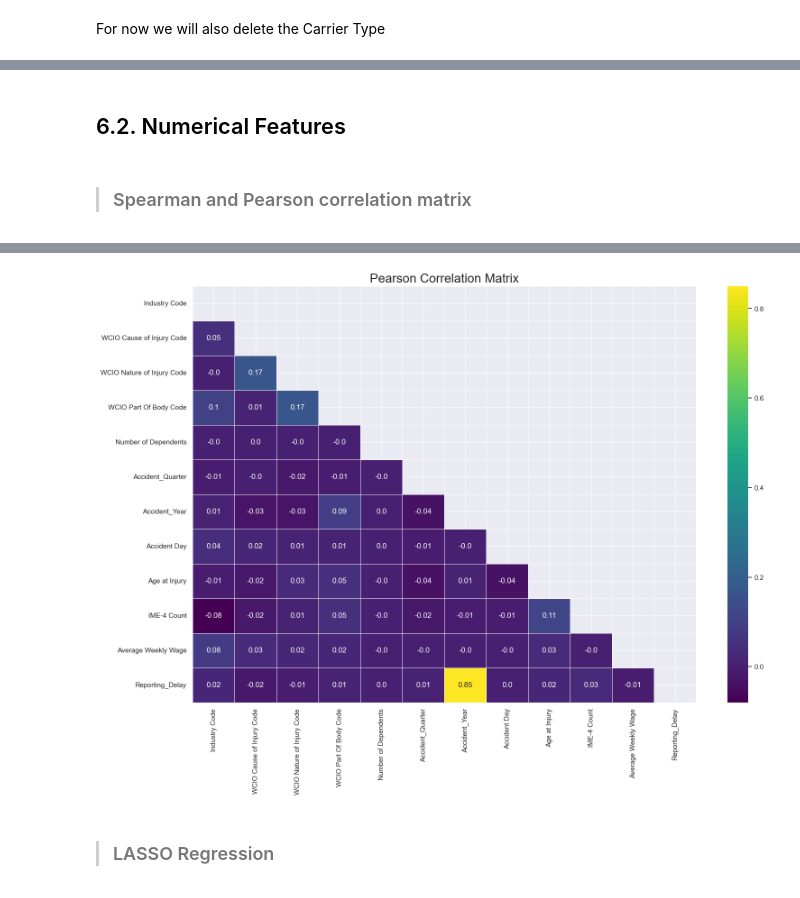
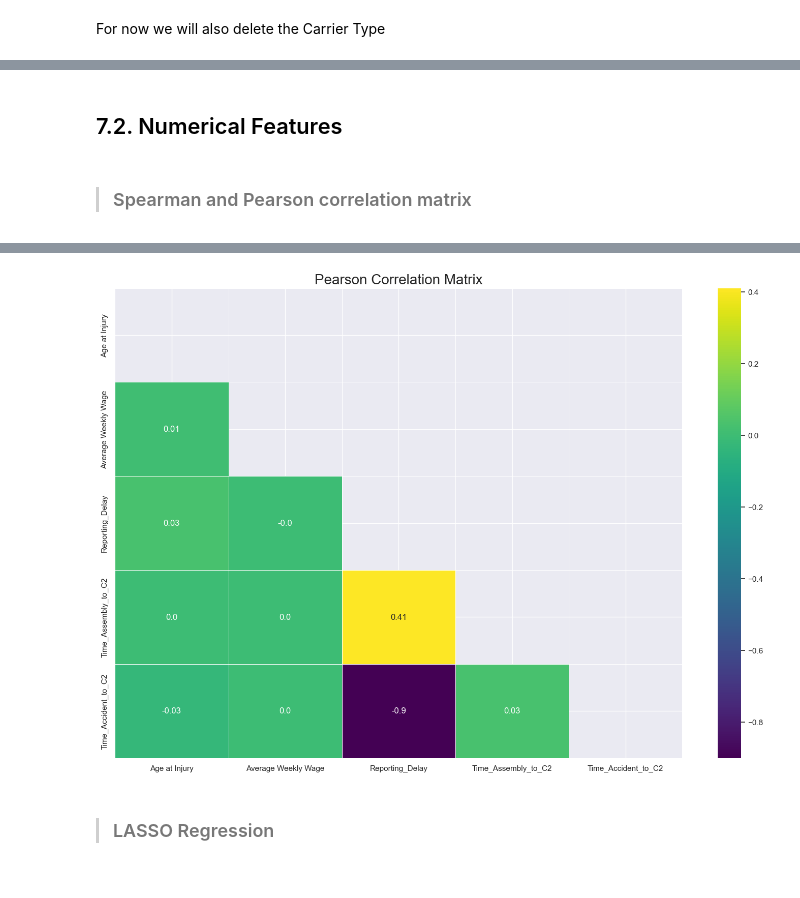
Before and after one commit to xandga/Machine_Learning_project, a Jupyter notebook: Deliverables/Notebook.ipynb, the cells around one changed output, grey strips where cells are left out. Saved outputs shown, nothing was run; the diff lists cells and outputs as text; code cells hidden in the pictures.

```diff
--- a/Deliverables/Notebook.ipynb
+++ b/Deliverables/Notebook.ipynb
@@ -1654,0 +1961,8 @@ To start with the feature selection we first need to split our train dataset int
+# %%
+X_train_processed = X_train_processed.drop(columns=['Carrier Name'])
+
+#Apply to the val set
+X_val_processed = X_val_processed.drop(columns=['Carrier Name'])
+
+# Apply to the test set
+df_test_processed = df_test_processed.drop(columns=['Carrier Name'])
@@ -1767,23 +2055,22 @@ categorical_columns = [
     'Carrier_Name_Simplified','County of Injury',
     'District Name', 'Gender', 'Medical Fee Region',
     'Carrier_District_Interaction',
-    'Zip Code Region', 'Carrier Type Merged','Income_Category','Age Group'
+    'Zip Code Region', 'Carrier Type Merged','Income_Category','Age Group', 'Industry Code',
+    'WCIO Cause of Injury Code', 'WCIO Nature of Injury Code',
+    'WCIO Part Of Body Code'
 ]
 
 binary_columns = [
-    'Attorney/Representative', 'COVID-19 Indicator', 'Agreement Reached',
-    'Has_1st_Hearing_Date', 'Accident on Weekend', 'Is_UK'
+    'Attorney/Representative', 'COVID-19 Indicator',
+    'Has_1st_Hearing_Date', 'Accident on Weekend', 'Is_UK','Alternative Dispute Resolution'
 ]
 
-discrete_columns = [
-    'Industry Code',
-    'WCIO Cause of Injury Code', 'WCIO Nature of Injury Code',
-    'WCIO Part Of Body Code', 'Number of Dependents',
+discrete_columns = [ 'Number of Dependents', 'IME-4 Count',
     'Accident_Quarter', 'Accident_Year', 'Accident Day'
 ]
 
-continuous_columns = ['Age at Injury', 'IME-4 Count',
-    'Average Weekly Wage', 'Reporting_Delay'
+continuous_columns = ['Age at Injury',
+    'Average Weekly Wage', 'Reporting_Delay','Time_Assembly_to_C2', 'Time_Accident_to_C2'
 ]
 
 # Printing the feature categories
@@ -1807,21 +2088,27 @@ from sklearn.pipeline import Pipeline
 # %%
 # Convert discrete columns to integer
 for column in discrete_columns:
-    df_cleaned[column] = df_cleaned[column].astype(int)
+    X_train_processed[column] = X_train_processed[column].astype(int)
+    X_val_processed[column] = X_val_processed[column].astype(int)
+    df_test_processed[column] = df_test_processed[column].astype(int)
 # %%
 #scaling features
 # Usar robustscaler para dados que contêm outliers
 # Usar minmaxscaler para dados que não têm outliers (conversa do chatgpt)
 from sklearn.preprocessing import RobustScaler
 feat_scaler = RobustScaler()
-X_train[discrete_columns + continuous_columns] = feat_scaler.fit_transform(X_train[discrete_columns + continuous_columns])
+X_train_processed[discrete_columns + continuous_columns] = feat_scaler.fit_transform(X_train_processed[discrete_columns + continuous_columns])
 
-X_train_num_scaled = X_train[discrete_columns + continuous_columns]
+X_train_num_scaled = X_train_processed[discrete_columns + continuous_columns]
+
+#apply same transformation for val data
+X_val_processed[discrete_columns + continuous_columns] = feat_scaler.transform(X_val_processed[discrete_columns + continuous_columns])
+
+X_val_num_scaled = X_val_processed[discrete_columns + continuous_columns]
 
 #apply same transformation for test data
-X_val[discrete_columns + continuous_columns] = feat_scaler.transform(X_val[discrete_columns + continuous_columns])
-
-X_val_num_scaled = X_val[discrete_columns + continuous_columns]
+df_test_processed[discrete_columns + continuous_columns] = feat_scaler.transform(df_test_processed[discrete_columns + continuous_columns])
+df_test_num_scaled = df_test_processed[discrete_columns + continuous_columns]
 
 #X_val, X_train
 X_train_num_scaled
@@ -1858,6 +2143,6 @@ Reporting_Delay               708.187025
 dtype: float64
 # %% [markdown]
- ## 6.2. Numerical Features</b> <a class="anchor" id="section_6_2"></a>
+ ## 7.2. Numerical Features</b> <a class="anchor" id="section_7_2"></a>
 # %% [markdown]
  > ### Spearman and Pearson correlation matrix <a class="anchor" id="sub_section_4_1_2"></a>
 # %%
@@ -1868,7 +2153,7 @@ def cor_heatmap(cor, name):
     plt.show()
 # %%
 corr_data_numerical = X_train_num_scaled
-corr_data_continuous = X_val_num_scaled
+corr_data_continuous = X_train_num_scaled[continuous_columns]
 cor_spearman = corr_data_numerical.corr(method='spearman')
 cor_pearson = corr_data_continuous.corr(method='pearson')
 
@@ -1879,3 +2164,3 @@ cor_heatmap(cor_pearson, 'Pearson')
-[figure, old version]
+[figure, new version]
 # %% [markdown]
  > ### LASSO Regression <a class="anchor" id="sub_section_4_1_3"></a>
```
Also changed, not shown: parts of 216 cells of this notebook.
